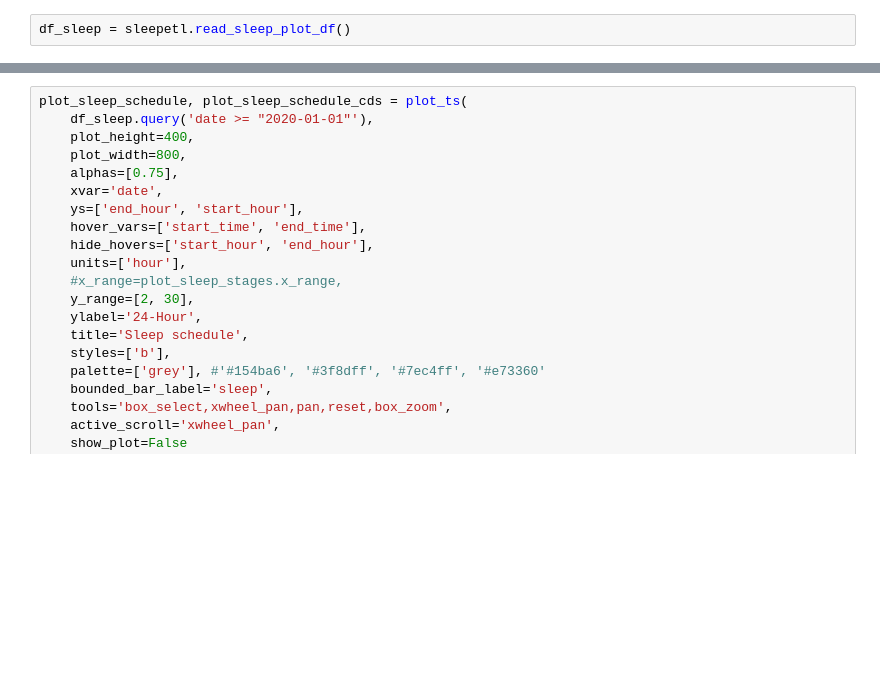
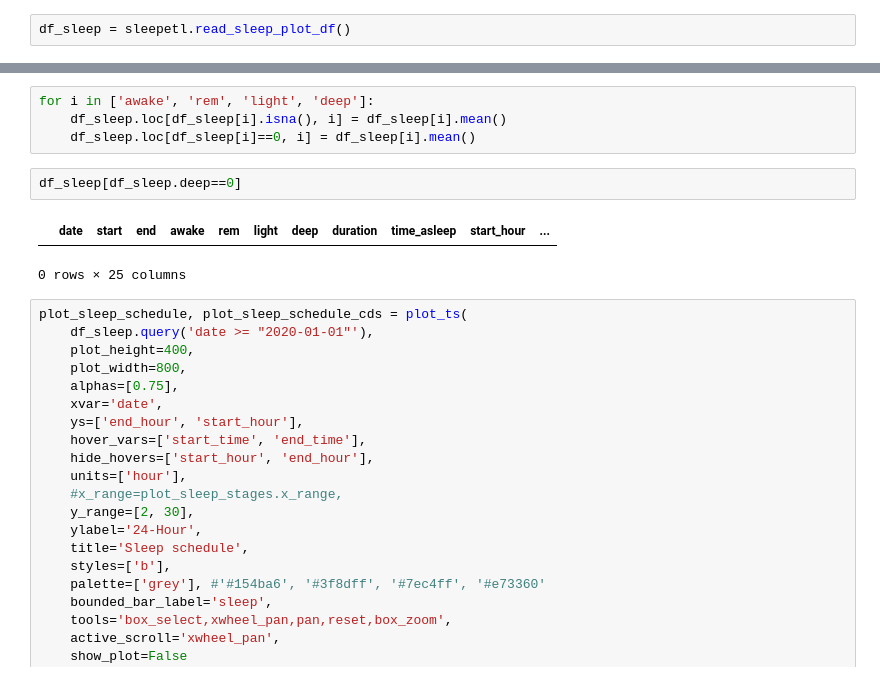
Before and after one commit to AI-AF/hnagib-training-dashboard, a Jupyter notebook: notebooks/hn-sleep-plots.ipynb, the cells around one changed output, grey strips where cells are left out. Saved outputs shown, nothing was run; the diff lists cells and outputs as text; blank space fills up the shorter version.

```diff
--- a/notebooks/hn-sleep-plots.ipynb
+++ b/notebooks/hn-sleep-plots.ipynb
@@ -38,3 +38,12 @@ df_sleep.head()
+# %%
+for i in ['awake', 'rem', 'light', 'deep']:
+    df_sleep.loc[df_sleep[i].isna(), i] = df_sleep[i].mean()
+    df_sleep.loc[df_sleep[i]==0, i] = df_sleep[i].mean()
+# %%
+df_sleep[df_sleep.deep==0]
+# %% [output]
+|  | date | start | end | awake | rem | light | deep | duration | time_asleep | start_hour | ... |
+0 rows × 25 columns
 # %%
 plot_sleep_schedule, plot_sleep_schedule_cds = plot_ts(
     df_sleep.query('date >= "2020-01-01"'),
```
Also changed, not shown: parts of 1 cell of this notebook, 3 other files.
